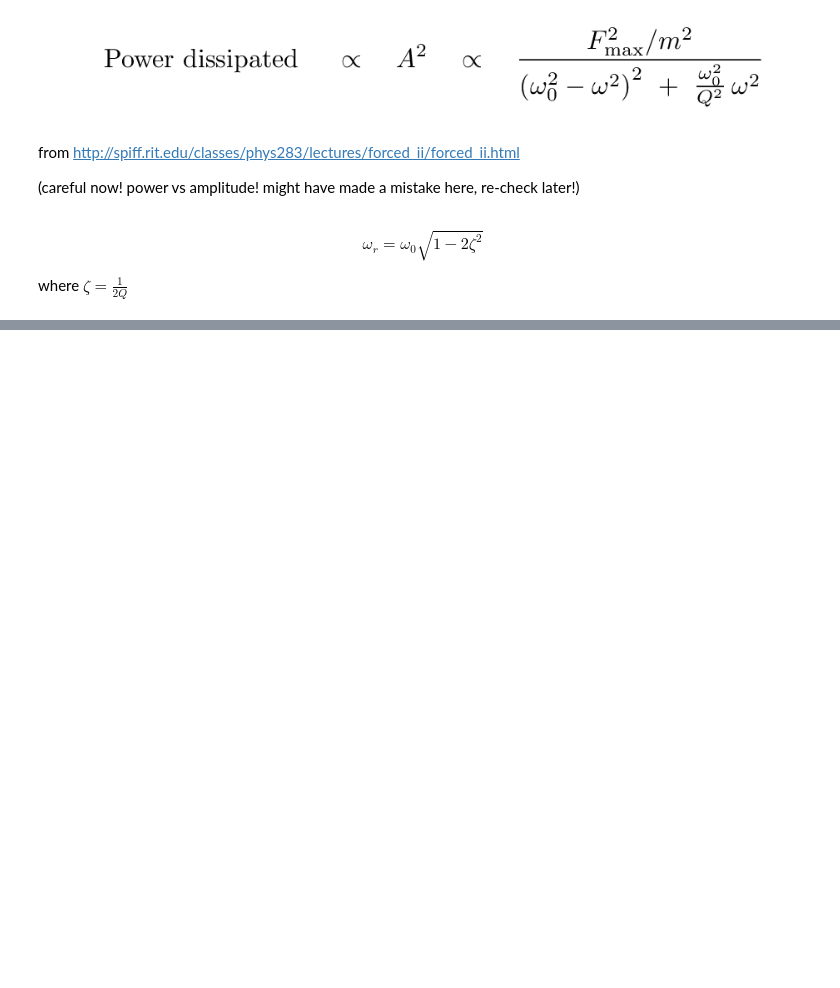
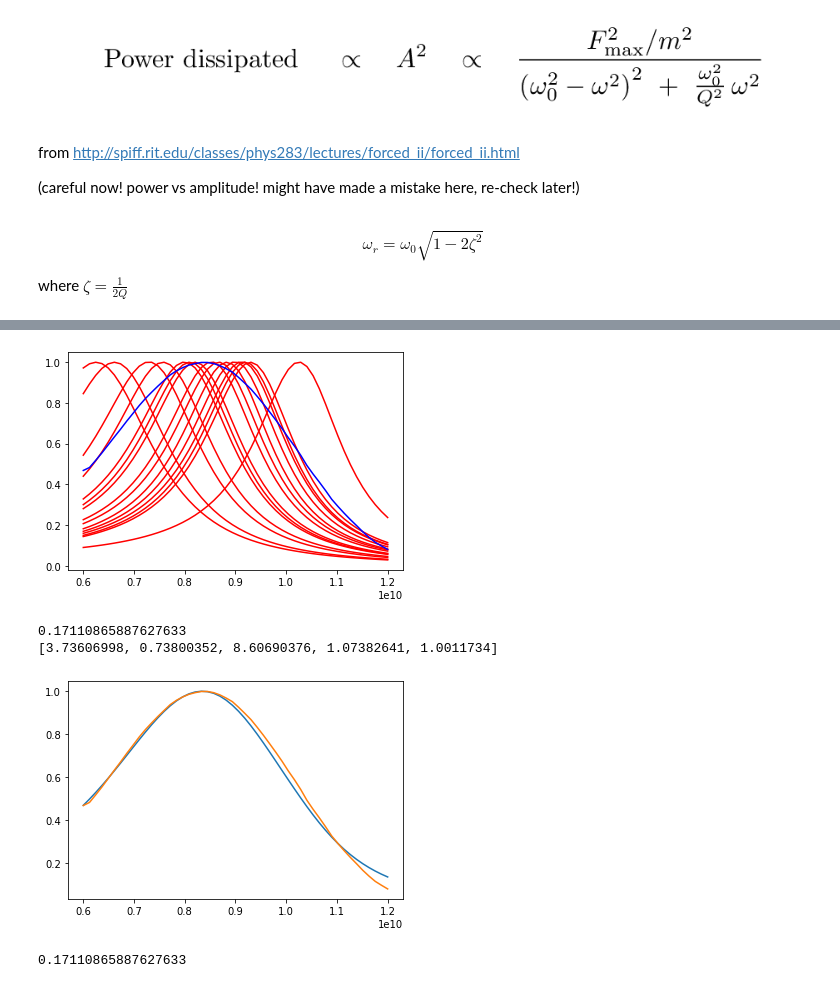
Before and after one commit to 0xDBFB7/covidinator, a Jupyter notebook: documents/extract_distribution.ipynb, the cells around one changed output, grey strips where cells are left out. Drawn from its saved outputs; the diff is of its cells as text; code cells hidden in the pictures; blank space fills up the shorter version.

```diff
--- a/documents/extract_distribution.ipynb
+++ b/documents/extract_distribution.ipynb
@@ -104,0 +181,8 @@ def sample_from_distribution():
+# %%
+cost_function([3.73606998, 0.73800352, 8.60690376, 1.07382641, 1.0011734])
+# %% [output]
+[figure, added]
+0.17110865887627633
+[3.73606998, 0.73800352, 8.60690376, 1.07382641, 1.0011734]
+[figure, added]
+0.17110865887627633
```
Also changed, not shown: parts of 6 cells of this notebook, 6 other files.
